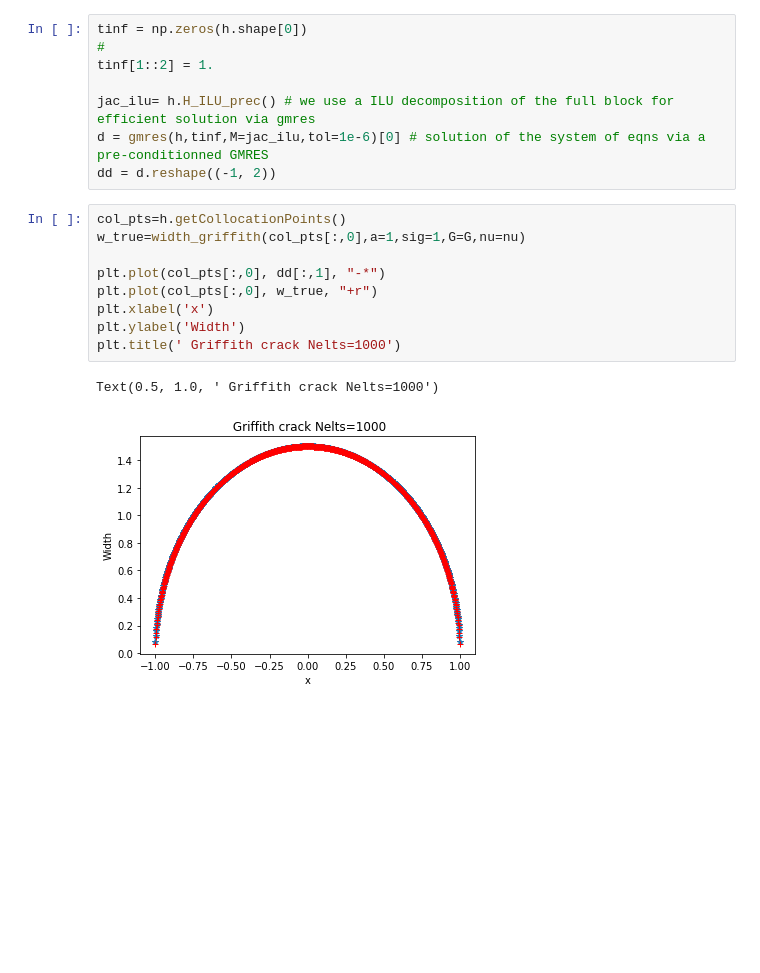
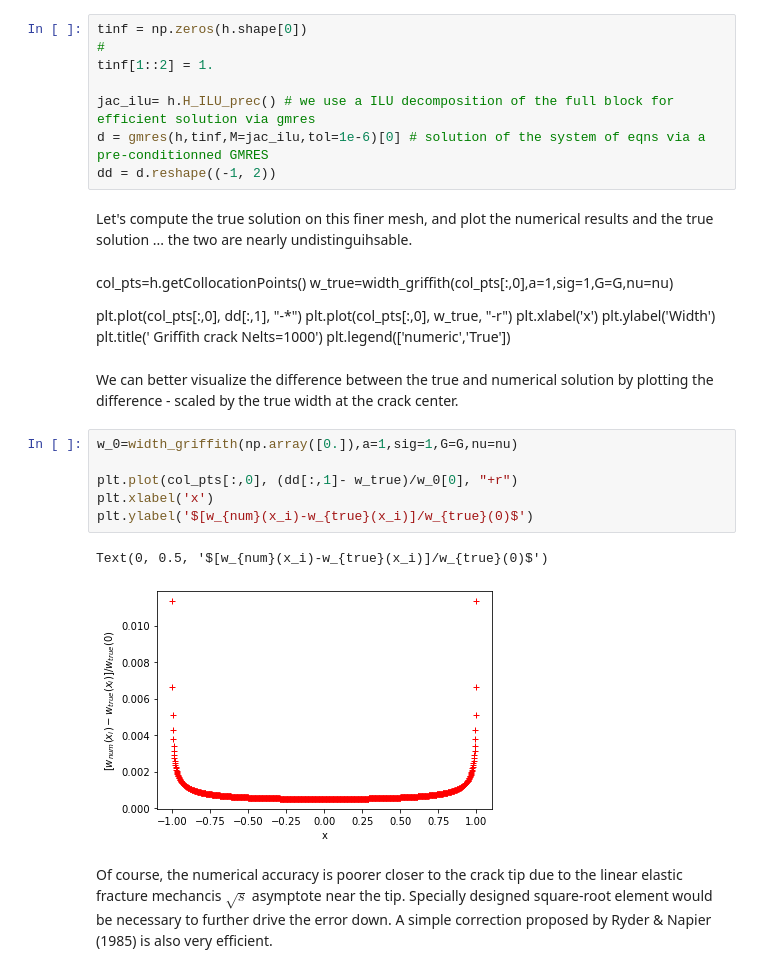
Before and after one commit to GeoEnergyLab-EPFL/Bigwham-Tutorials, a Jupyter notebook: examples/2d/bigwham_first_steps_griffith.ipynb, the cells around one changed output. Cells and saved outputs as stored; diff of their text form; blank space fills up the shorter version.

```diff
--- a/examples/2d/bigwham_first_steps_griffith.ipynb
+++ b/examples/2d/bigwham_first_steps_griffith.ipynb
@@ -189,15 +191,28 @@ tinf[1::2] = 1.
 jac_ilu= h.H_ILU_prec() # we use a ILU decomposition of the full block for efficient solution via gmres
 d = gmres(h,tinf,M=jac_ilu,tol=1e-6)[0] # solution of the system of eqns via a pre-conditionned GMRES
 dd = d.reshape((-1, 2))
+# %% [markdown]
+Let's compute the true solution on this finer mesh, and plot the numerical results and the true solution ... the two are nearly undistinguihsable.
+# %% [markdown]
+col_pts=h.getCollocationPoints()
+w_true=width_griffith(col_pts[:,0],a=1,sig=1,G=G,nu=nu)
+
+plt.plot(col_pts[:,0], dd[:,1], "-*")
+plt.plot(col_pts[:,0], w_true, "-r")
+plt.xlabel('x')
+plt.ylabel('Width')
+plt.title(' Griffith crack Nelts=1000')
+plt.legend(['numeric','True'])
+# %% [markdown]
+We can better  visualize the difference between the true and numerical solution by plotting the difference - scaled by the true width at the crack center.
 # %%
-col_pts=h.getCollocationPoints()
-w_true=width_griffith(col_pts[:,0],a=1,sig=1,G=G,nu=nu)
+w_0=width_griffith(np.array([0.]),a=1,sig=1,G=G,nu=nu)
 
-plt.plot(col_pts[:,0], dd[:,1], "-*")
-plt.plot(col_pts[:,0], w_true, "+r")
+plt.plot(col_pts[:,0], (dd[:,1]- w_true)/w_0[0], "+r")
 plt.xlabel('x')
-plt.ylabel('Width')
-plt.title(' Griffith crack Nelts=1000')
+plt.ylabel('$[w_{num}(x_i)-w_{true}(x_i)]/w_{true}(0)$')
 # %% [output]
-Text(0.5, 1.0, ' Griffith crack Nelts=1000')
+Text(0, 0.5, '$[w_{num}(x_i)-w_{true}(x_i)]/w_{true}(0)$')
-[figure, old version]
+[figure, new version]
+# %% [markdown]
+Of course, the numerical accuracy is poorer closer to the crack tip due to the linear elastic fracture mechancis $\sqrt{s}$ asymptote near the tip. Specially designed square-root element would be necessary to further drive the error down. A simple correction proposed by Ryder & Napier (1985) is also very efficient.
```
Also changed, not shown: parts of 7 cells of this notebook, 1 other file.
